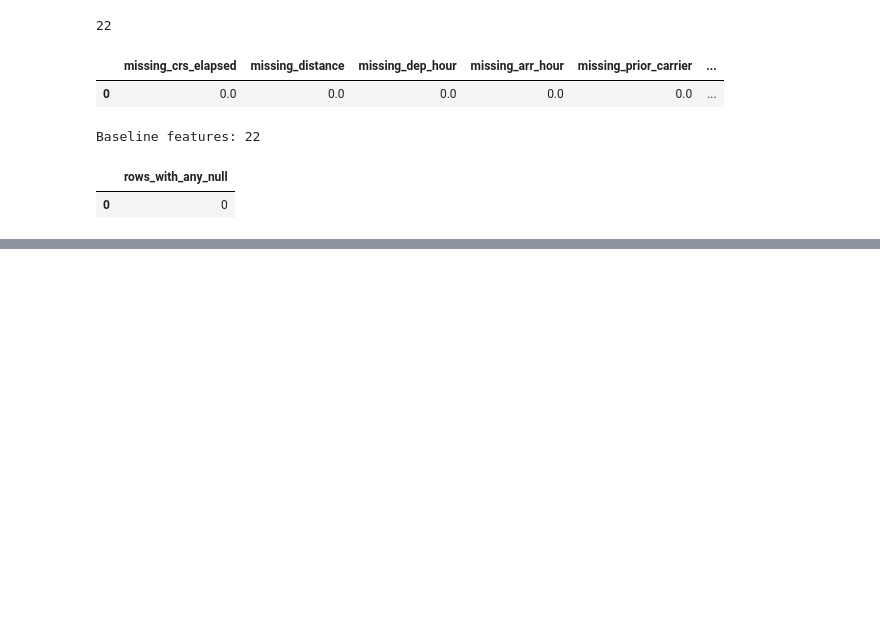
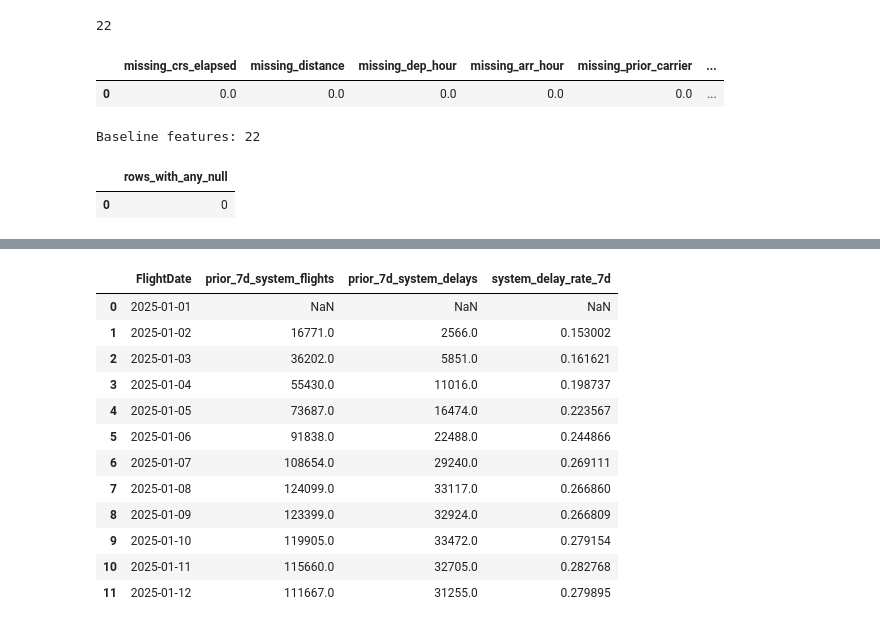
Before and after one commit to ttashi7/flight-operations-intelligence, a Jupyter notebook: notebooks/02_baseline_model.ipynb, the cells around one changed output, grey strips where cells are left out. Drawn from its saved outputs; the diff is of its cells as text; code cells hidden in the pictures; blank space fills up the shorter version.

```diff
--- a/notebooks/02_baseline_model.ipynb
+++ b/notebooks/02_baseline_model.ipynb
@@ -1436,0 +1828,10 @@ null_counts
+# %%
+system_daily = con.sql("""
+SELECT
+    FlightDate,
+    COUNT(*) AS daily_system_flights,
+    SUM(significant_arrival_delay) AS daily_system_delays
+FROM modeling_2025
+GROUP BY FlightDate
+ORDER BY FlightDate
+""")
@@ -1436,0 +1858,45 @@ null_counts
+# %%
+system_7d_history = con.sql("""
+SELECT
+    FlightDate,
+
+    SUM(daily_system_flights) OVER (
+        ORDER BY FlightDate
+        RANGE BETWEEN INTERVAL 7 DAY PRECEDING
+                  AND INTERVAL 1 DAY PRECEDING
+    ) AS prior_7d_system_flights,
+
+    SUM(daily_system_delays) OVER (
+        ORDER BY FlightDate
+        RANGE BETWEEN INTERVAL 7 DAY PRECEDING
+                  AND INTERVAL 1 DAY PRECEDING
+    ) AS prior_7d_system_delays
+
+FROM system_daily
+ORDER BY FlightDate
+""")
+# %%
+system_7d_rates = con.sql("""
+SELECT
+    *,
+    prior_7d_system_delays * 1.0
+        / NULLIF(prior_7d_system_flights, 0)
+        AS system_delay_rate_7d
+FROM system_7d_history
+""")
+# %%
+system_7d_rates.limit(12).df()
+# %% [output]
+|  | FlightDate | prior_7d_system_flights | prior_7d_system_delays | system_delay_rate_7d |
+| 0 | 2025-01-01 | NaN | NaN | NaN |
+| 1 | 2025-01-02 | 16771.0 | 2566.0 | 0.153002 |
+| 2 | 2025-01-03 | 36202.0 | 5851.0 | 0.161621 |
+| 3 | 2025-01-04 | 55430.0 | 11016.0 | 0.198737 |
+| 4 | 2025-01-05 | 73687.0 | 16474.0 | 0.223567 |
+| 5 | 2025-01-06 | 91838.0 | 22488.0 | 0.244866 |
+| 6 | 2025-01-07 | 108654.0 | 29240.0 | 0.269111 |
+| 7 | 2025-01-08 | 124099.0 | 33117.0 | 0.266860 |
+| 8 | 2025-01-09 | 123399.0 | 32924.0 | 0.266809 |
+| 9 | 2025-01-10 | 119905.0 | 33472.0 | 0.279154 |
+| 10 | 2025-01-11 | 115660.0 | 32705.0 | 0.282768 |
+| 11 | 2025-01-12 | 111667.0 | 31255.0 | 0.279895 |
```
Also changed, not shown: parts of 94 cells of this notebook.
